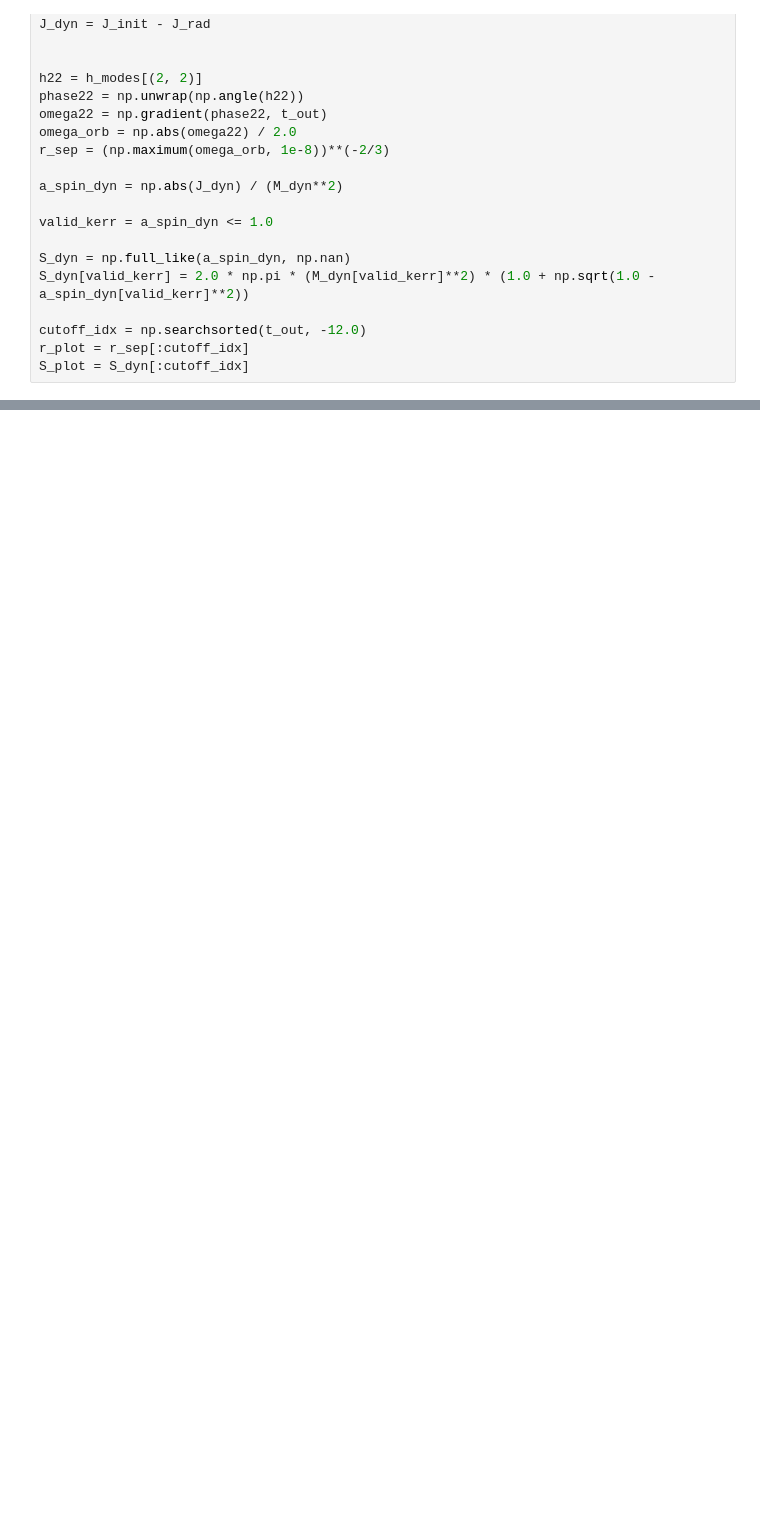
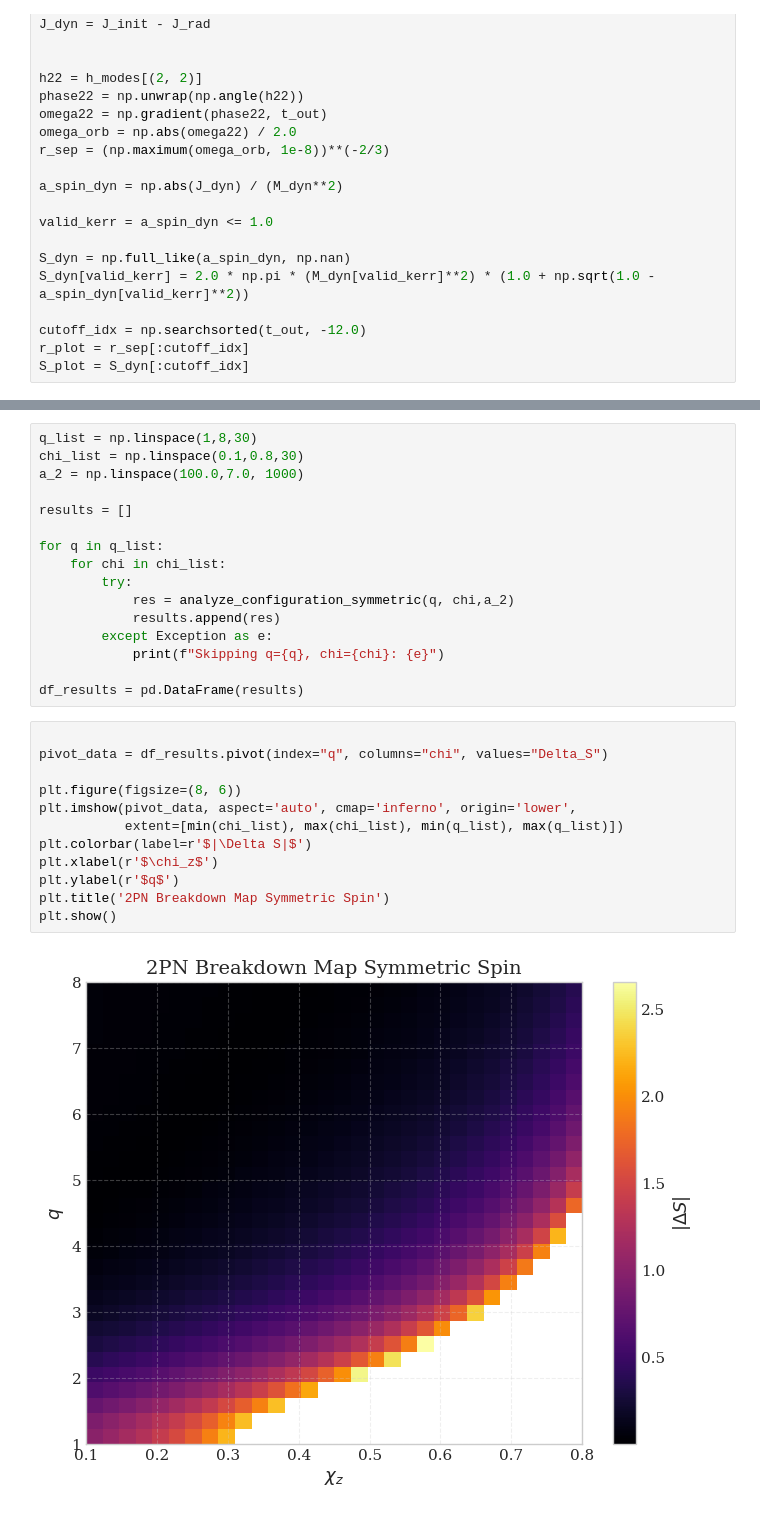
Before and after one commit to giacomobrugali/Entropy-conjecture, a Jupyter notebook: Entropy-conjecture/Newtonian_analysis/Aligned_spin.ipynb, the cells around one changed output, grey strips where cells are left out. Drawn from its saved outputs; the diff is of its cells as text; blank space fills up the shorter version.

```diff
--- a/Entropy-conjecture/Newtonian_analysis/Aligned_spin.ipynb
+++ b/Entropy-conjecture/Newtonian_analysis/Aligned_spin.ipynb
@@ -422,0 +426,30 @@ plt.show()
+# %%
+q_list = np.linspace(1,8,30)
+chi_list = np.linspace(0.1,0.8,30)
+a_2 = np.linspace(100.0,7.0, 1000)
+
+results = []
+
+for q in q_list:
+    for chi in chi_list:
+        try:
+            res = analyze_configuration_symmetric(q, chi,a_2)
+            results.append(res)
+        except Exception as e:
+            print(f"Skipping q={q}, chi={chi}: {e}")
+
+df_results = pd.DataFrame(results)
+# %%
+
+pivot_data = df_results.pivot(index="q", columns="chi", values="Delta_S")
+
+plt.figure(figsize=(8, 6))
+plt.imshow(pivot_data, aspect='auto', cmap='inferno', origin='lower',
+           extent=[min(chi_list), max(chi_list), min(q_list), max(q_list)])
+plt.colorbar(label=r'$|\Delta S|$')
+plt.xlabel(r'$\chi_z$')
+plt.ylabel(r'$q$')
+plt.title('2PN Breakdown Map Symmetric Spin')
+plt.show()
+# %% [output]
+[figure, added]
```
Also changed, not shown: parts of 17 cells of this notebook, 1 other file.
